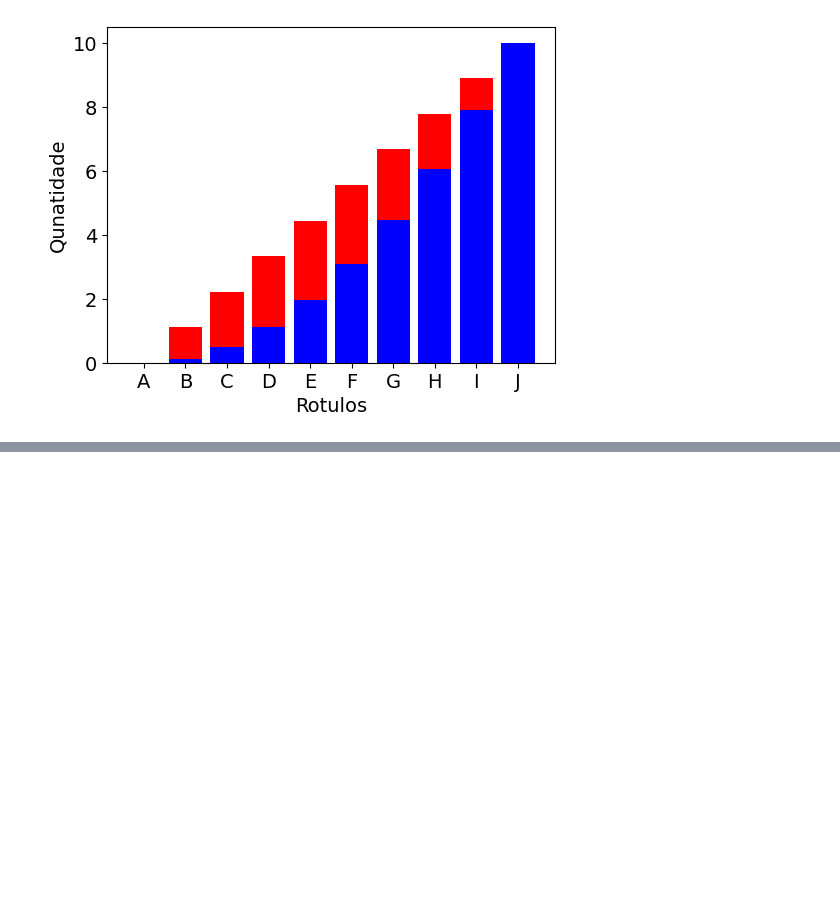
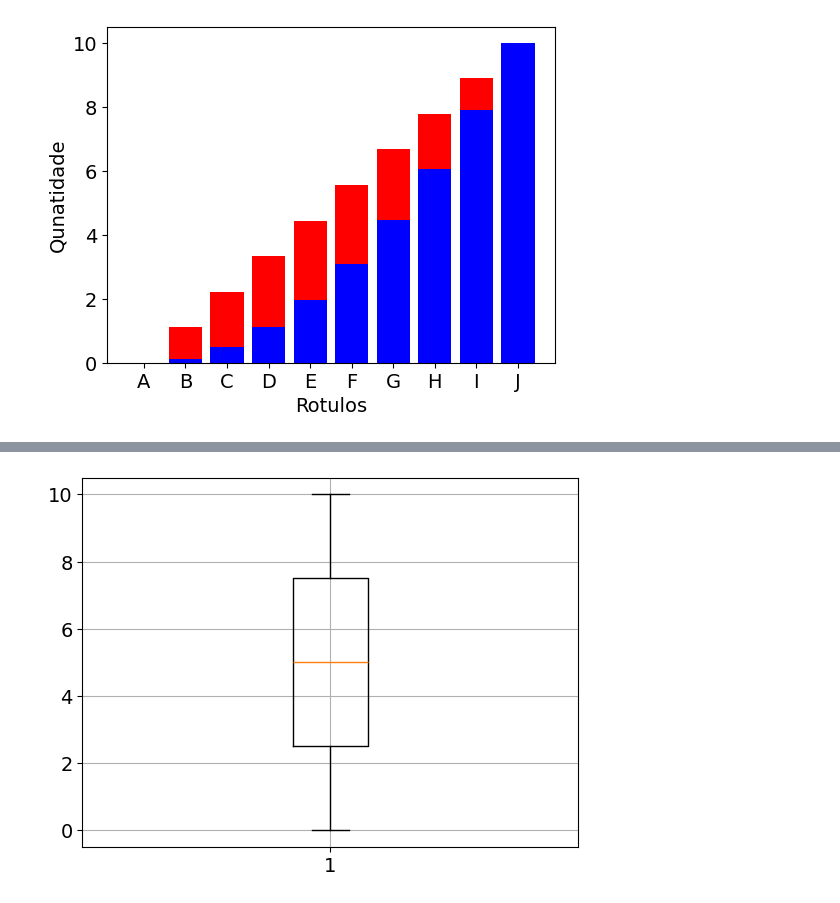
Before and after one commit to Willian-Walace/IABD-25-WILLIAN, a Jupyter notebook: AULA3/codigo.ipynb, the cells around one changed output, grey strips where cells are left out. Saved outputs shown, nothing was run; the diff lists cells and outputs as text; code cells hidden in the pictures; blank space fills up the shorter version.

```diff
--- a/AULA3/codigo.ipynb
+++ b/AULA3/codigo.ipynb
@@ -84,0 +90,6 @@ figura
+# %%
+plt.boxplot(dados_x)
+plt.grid()
+plt.show()
+# %% [output]
+[figure, added]
```
Also changed, not shown: parts of 1 cell of this notebook.
